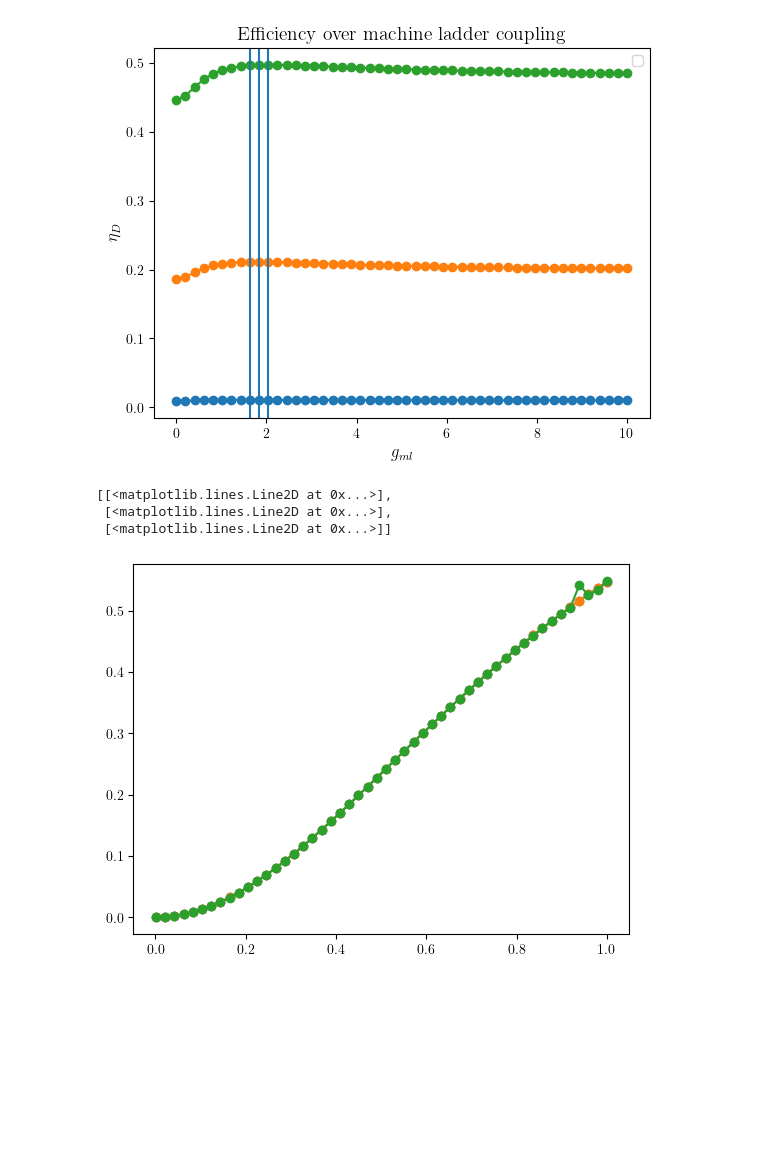
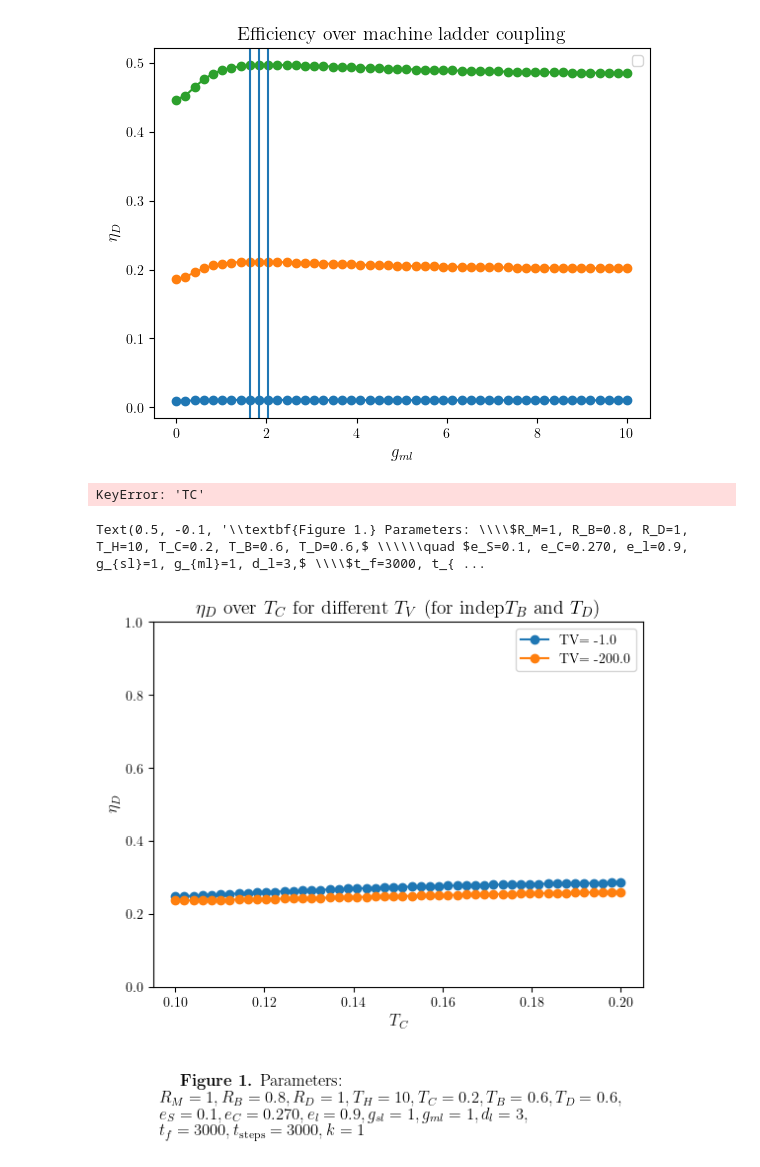
Before and after one commit to Emanuel-Schwarzhans/Quantum-detectors-as-autonomous-machines-assessing-the-thermodynamics-of-information-acquisit-co, a Jupyter notebook: thermal_single_photon_activation_amplification.ipynb, the cells around one changed output. Cells and saved outputs as stored; diff of their text form; code cells hidden in the pictures; blank space fills up the shorter version.

```diff
--- a/thermal_single_photon_activation_amplification.ipynb
+++ b/thermal_single_photon_activation_amplification.ipynb
@@ -427,6 +778,55 @@ plt.legend()
 No artists with labels found to put in legend.  Note that artists whose label start with an underscore are ignored when legend() is called with no argument.
 <matplotlib.legend.Legend at 0x...>
 [figure]
+# %%
+L_get_FoM_vari_one_parameter(parameters,"rateD",np.linspace(0.001,1,50))["TC"]
+# %% [output]
+KeyError: 'TC'
+# %%
+plot_list_2=[]
+parameters["TC"]=0.2
+parameters["g_ml"]=1
+parameters["e_max"]=1
+parameters["Tb_indep_flag"]=True
+parameters["Td_indep_flag"]=True
+parameters["Tb"]=0.6
+parameters["Td"]=0.6
+plot_list_2=pd.DataFrame()
+for TV in [-0.5,-1,-2,-200]:
+    parameters["TV"]=TV
+    plot_list_2=pd.concat([plot_list_2,L_get_FoM_vari_one_parameter(parameters,"TC",np.linspace(0.1,0.2,50))])
+# %%
+fig, ax = plt.subplots()
+ax.set_xlabel("$T_C$")
+ax.set_ylabel("$\eta_D$")
+
+# ax.set_yscale('log')
+# ax.set_xscale('log')
+ax.set_ylim(0, 1)
+# plt.gca().invert_xaxis()
+
+[plt.plot(plot_list_2[plot_list_2["TV"]==TV]["TC"].values,
+          plot_list_2[plot_list_2["TV"]==TV]["efficiency"].values,
+          marker="o",
+          label=f"TV= {plot_list_2[plot_list_2['TV']==TV]['TV'].values[0]}")
+            for TV in [-1,-200]]
+
+plt.title("$\eta_D$ over $T_C$ for different $T_V$ (for indep$T_B$ and $T_D$)")
+
+plt.legend()
+
+caption = (
+  r"\textbf{Figure 1.} Parameters: \\"
+  fr"$R_M={parameters['rateM']}, R_B={parameters['rateB']}, R_D={parameters['rateD']}, T_H={parameters['TH']}, T_C={parameters['TC']}, T_B={parameters['Tb']}, T_D={parameters['Td']},$ \\"
+  r"\quad "
+  fr"$e_S={parameters['e_s']}, e_C={parameters['e_C']:.3f}, e_l={parameters['e_l']}, g_{{sl}}={parameters['g_sl']}, g_{{ml}}={parameters['g_ml']}, d_l={parameters['d_l']},$ \\"
+  fr"$t_f={parameters['t_f']}, t_{{\mathrm{{steps}}}}={parameters['t_steps']}, k={parameters['k']}$"
+)
+
+plt.figtext(0.5, -0.1, caption, wrap=True, horizontalalignment='center', fontsize=12)
+# %% [output]
+Text(0.5, -0.1, '\\textbf{Figure 1.} Parameters: \\\\$R_M=1, R_B=0.8, R_D=1, T_H=10, T_C=0.2, T_B=0.6, T_D=0.6,$ \\\\\\quad $e_S=0.1, e_C=0.270, e_l=0.9, g_{sl}=1, g_{ml}=1, d_l=3,$ \\\\$t_f=3000, t_{ ...
+[figure, added]
 # %%
 plot_list_2=[]
 parameters["TC"]=0.05
@@ -437,7 +840,0 @@ for TV in [-0.2,-0.23,-0.28]:
-# %%
-[plt.plot(plot["rateD"].values,plot["efficiency"].values,marker="o") for plot in plot_list_2]
-# %% [output]
-[[<matplotlib.lines.Line2D at 0x...>],
- [<matplotlib.lines.Line2D at 0x...>],
- [<matplotlib.lines.Line2D at 0x...>]]
-[figure, removed]
```
Also changed, not shown: parts of 109 cells of this notebook, 21 other files.
